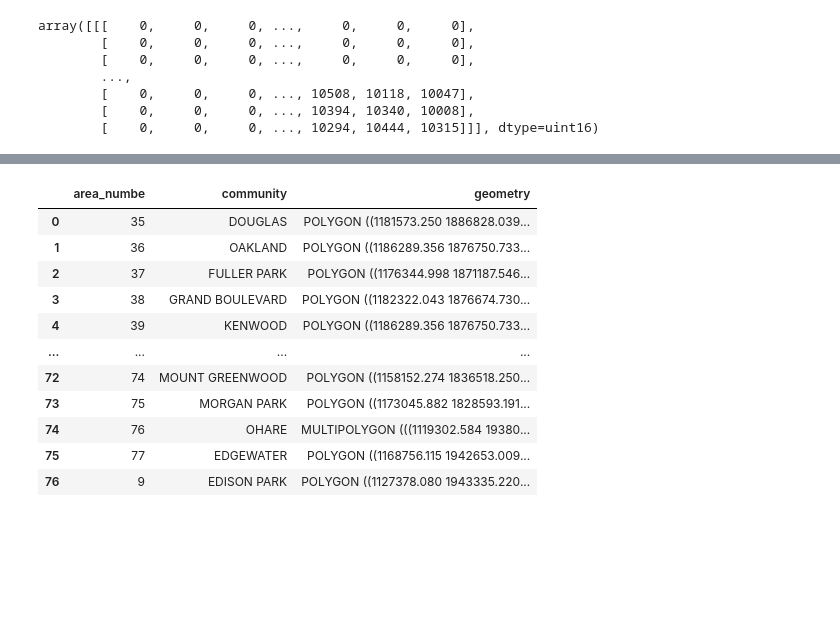
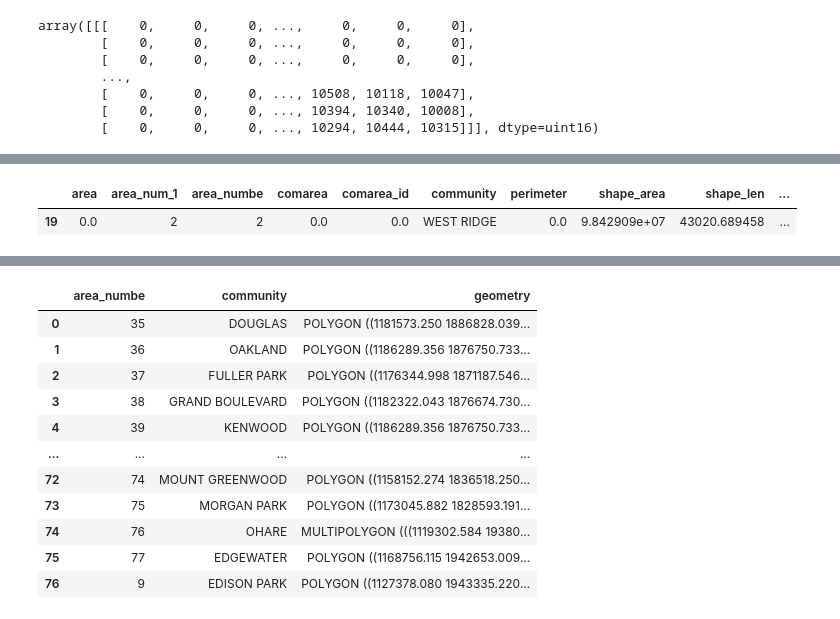
Before and after one commit to oabreu86/Time-Series-Forecasting_Urban_Heat_Islands, a Jupyter notebook: utils.ipynb, the cells around one changed output, grey strips where cells are left out. Saved outputs shown, nothing was run; the diff lists cells and outputs as text; code cells hidden in the pictures; blank space fills up the shorter version.

```diff
--- a/utils.ipynb
+++ b/utils.ipynb
@@ -240,18 +256,16 @@ def compute_spatial_lag(gpd, column, new_col_name, time_indentifier):
         gpd - the updated dataframe with the new columns
 
     '''
-    times = list(gpd[time_indentifier].unique())
-
-    all_time_gpds = []
-    for time in times:
-        gpd_one_period = gpd.loc[gpd[time_indentifier]==time]
-        weights_matrix = lp.weights.Queen.from_dataframe(gpd_one_period)
-        weights_matrix.transform = "r"
-        data_series = gpd_one_period[column]
-        gpd_one_period[new_col_name] = lp.weights.lag_spatial(weights_matrix,
-                                                              gpd_one_period[column])
-        all_time_gpds.append(gpd_one_period)
-
-    gpd = pd.concat(all_time_gpds, axis=0)
-
+    weights_matrix = lp.weights.Queen.from_dataframe(gpd)
+    weights_matrix.transform = "r"
+    data_series = gpd[column]
+    gpd[new_col_name] = lp.weights.lag_spatial(weights_matrix,
+                                                          gpd[column])
     return gpd
+# %%
+com_w_weighted_area = compute_spatial_lag(com_areas, "shape_area", "lag_shape_len", "time")
+# %%
+com_w_weighted_area[com_w_weighted_area["area_numbe"] == "2"]
+# %% [output]
+|  | area | area_num_1 | area_numbe | comarea | comarea_id | community | perimeter | shape_area | shape_len | ... |
+| 19 | 0.0 | 2 | 2 | 0.0 | 0.0 | WEST RIDGE | 0.0 | 9.842909e+07 | 43020.689458 | ... |
```
Also changed, not shown: parts of 25 cells of this notebook.
